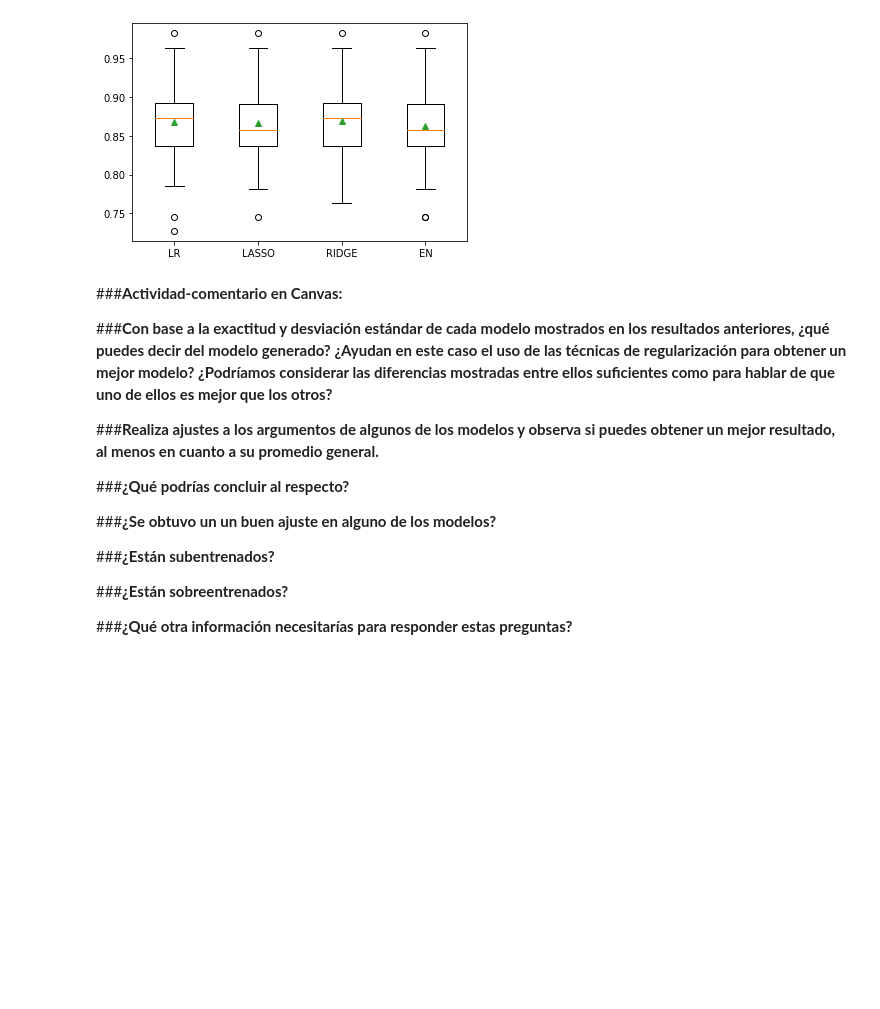
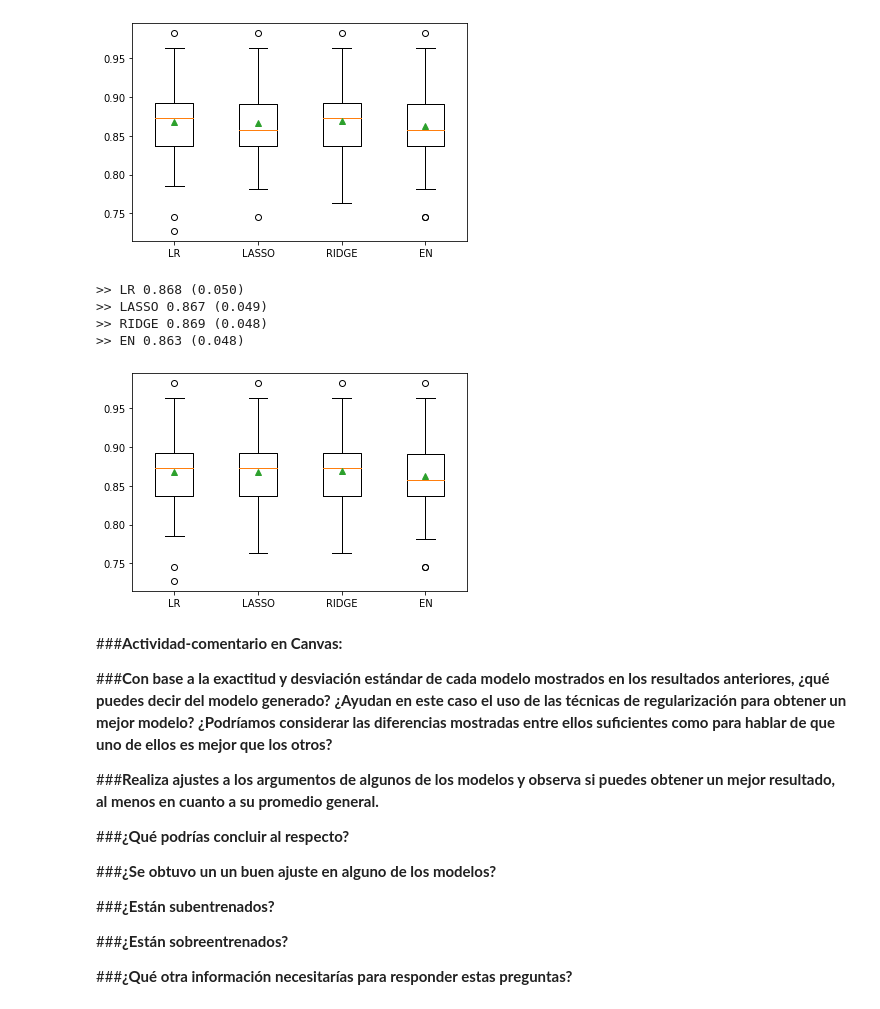
Before and after one commit to PosgradoMNA/actividades-de-aprendizaje-karelcuevas, a Jupyter notebook: MNA_IAyAA_semana_3_RegLogistica_y_Regularizacion_L1_y_L2.ipynb, the cells around one changed output. Cells and saved outputs as stored; diff of their text form; code cells hidden in the pictures; blank space fills up the shorter version.

```diff
--- a/MNA_IAyAA_semana_3_RegLogistica_y_Regularizacion_L1_y_L2.ipynb
+++ b/MNA_IAyAA_semana_3_RegLogistica_y_Regularizacion_L1_y_L2.ipynb
@@ -497,6 +497,52 @@ plt.show()
 >> RIDGE 0.869 (0.048)
 >> EN 0.863 (0.048)
 [figure]
+# %%
+#from pandas.core.common import random_state
+
+def get_modelsRegs():
+  modelos, nombres = list(), list()
+
+  # LR - sin regularización:
+  modelos.append(LogisticRegression(penalty='none', solver='lbfgs', max_iter=3000, random_state=1))
+  nombres.append('LR')
+
+  # Lasso:
+  modelos.append(LogisticRegression(penalty='l1', solver='liblinear', max_iter=3000, C=10., random_state=1))
+  nombres.append('LASSO')
+
+  # Ridge:
+  modelos.append(LogisticRegression(penalty='l2', solver='liblinear', max_iter=3000, C=10.01, random_state=1))
+  nombres.append('RIDGE')
+
+  # Elastic-Net:
+  modelos.append(LogisticRegression(penalty='elasticnet', l1_ratio=0.5, solver='saga', max_iter=4000, C=1., random_state=1))
+  nombres.append('EN')
+
+  return modelos, nombres
+# %%
+modelos, nombres = get_modelsRegs()
+resultados = list()
+
+for i in range(len(modelos)):
+
+  pipeline = Pipeline(steps=[('ct',columnasTransformer),('m',modelos[i])])
+
+  cv = RepeatedStratifiedKFold(n_splits=10, n_repeats=5, random_state=8)
+  scores = cross_val_score(pipeline, Xtv, np.ravel(ytv), scoring='accuracy', cv=cv)
+
+  resultados.append(scores)
+  print('>> %s %.3f (%.3f)' % (nombres[i], np.mean(scores), np.std(scores)))
+
+
+plt.boxplot(resultados, labels=nombres, showmeans=True)
+plt.show()
+# %% [output]
+>> LR 0.868 (0.050)
+>> LASSO 0.867 (0.049)
+>> RIDGE 0.869 (0.048)
+>> EN 0.863 (0.048)
+[figure, added]
 # %% [markdown]
 ###**Actividad-comentario en Canvas:**
 
```
Also changed, not shown: parts of 2 cells of this notebook.
